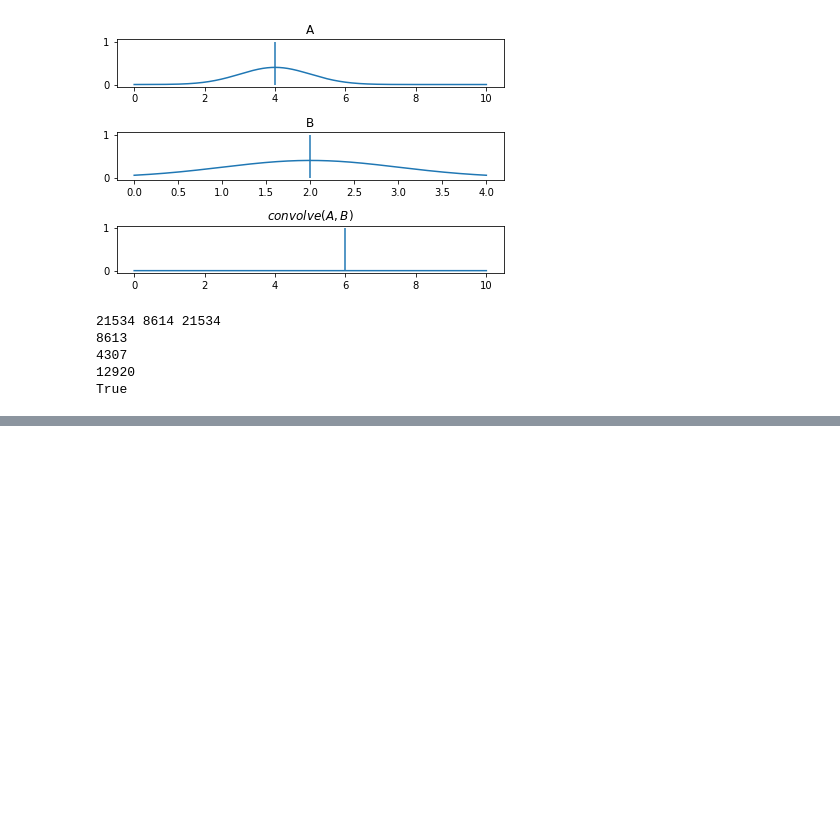
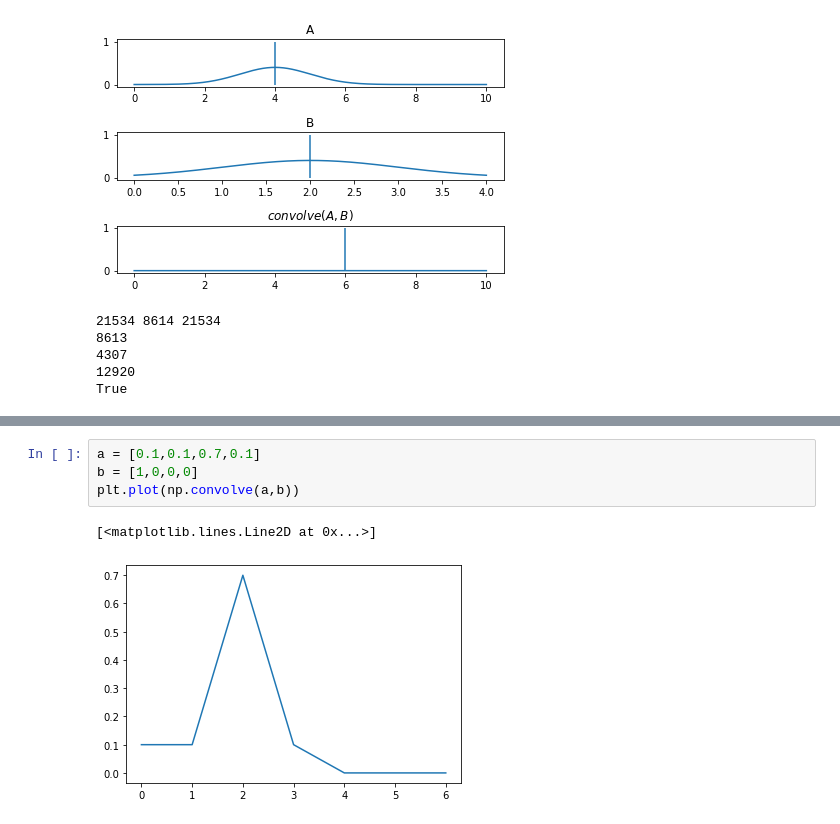
Before and after one commit to tomzhu1024/auto-accompaniment-reboot, a Jupyter notebook: playground/refrac_check.ipynb, the cells around one changed output, grey strips where cells are left out. Cells and saved outputs as stored; diff of their text form; blank space fills up the shorter version.

```diff
--- a/playground/refrac_check.ipynb
+++ b/playground/refrac_check.ipynb
@@ -708,0 +747,7 @@ True
+# %%
+a = [0.1,0.1,0.7,0.1]
+b = [1,0,0,0]
+plt.plot(np.convolve(a,b))
+# %% [output]
+[<matplotlib.lines.Line2D at 0x...>]
+[figure, added]
```
Also changed, not shown: parts of 31 cells of this notebook, 6 other files.
